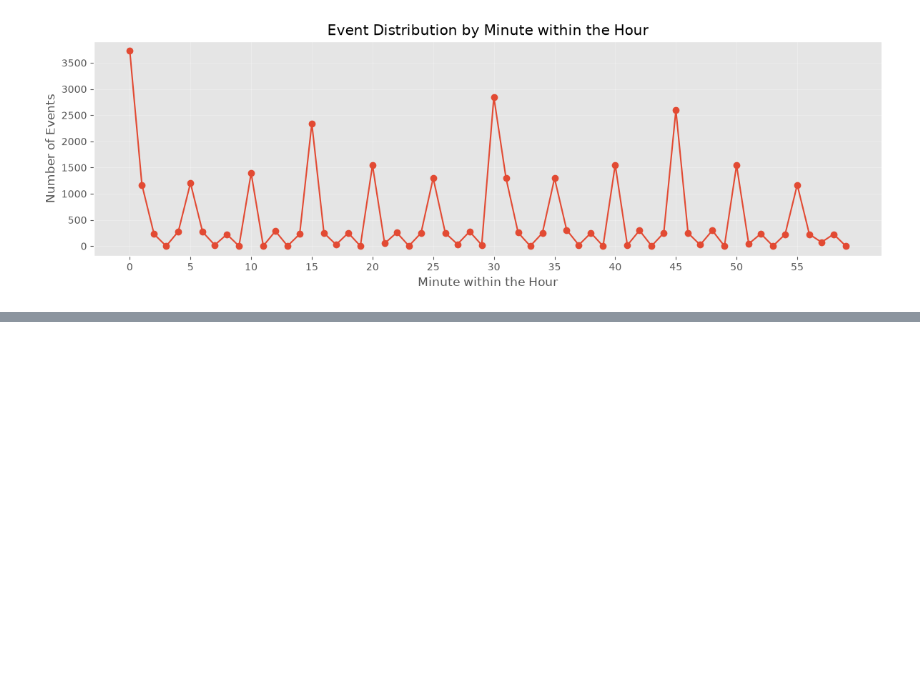
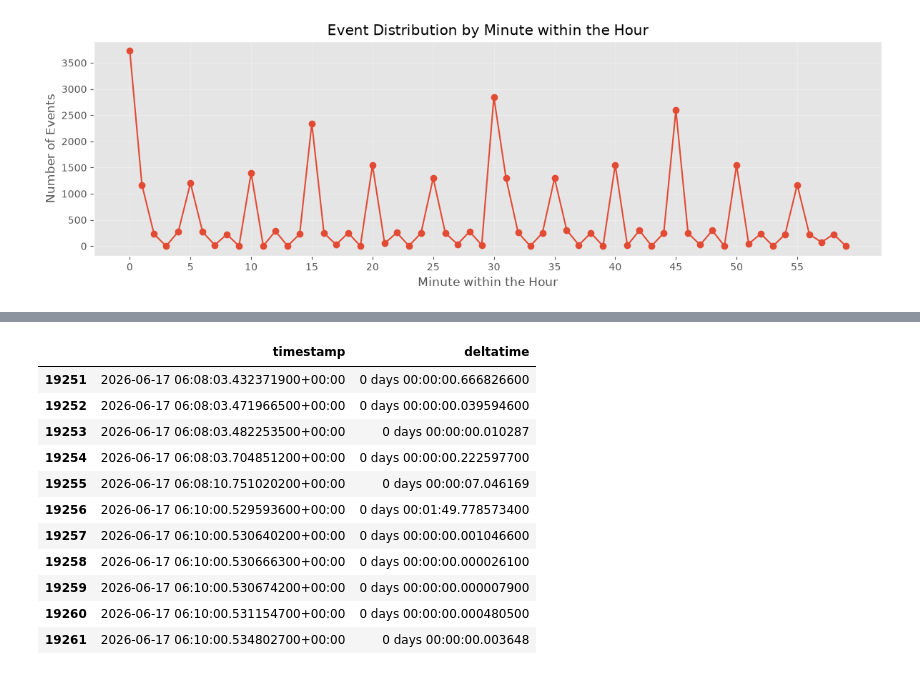
Before and after one commit to aobh2763/anomalyzer, a Jupyter notebook: notebooks/00_time_exploration.ipynb, the cells around one changed output, grey strips where cells are left out. Saved outputs shown, nothing was run; the diff lists cells and outputs as text; code cells hidden in the pictures; blank space fills up the shorter version.

```diff
--- a/notebooks/00_time_exploration.ipynb
+++ b/notebooks/00_time_exploration.ipynb
@@ -238,0 +257,23 @@ plt.show()
+# %%
+largest_deltatimes_df.iloc[0, :]
+
+i = int(largest_deltatimes_df.iloc[0, :].name)
+
+burst_example_df = timestamps_df.loc[i-5:i+5, ["timestamp", "deltatime"]]
+
+burst_example_df.to_csv(output_path / "burst_example.csv")
+
+burst_example_df
+# %% [output]
+|  | timestamp | deltatime |
+| 19251 | 2026-06-17 06:08:03.432371900+00:00 | 0 days 00:00:00.666826600 |
+| 19252 | 2026-06-17 06:08:03.471966500+00:00 | 0 days 00:00:00.039594600 |
+| 19253 | 2026-06-17 06:08:03.482253500+00:00 | 0 days 00:00:00.010287 |
+| 19254 | 2026-06-17 06:08:03.704851200+00:00 | 0 days 00:00:00.222597700 |
+| 19255 | 2026-06-17 06:08:10.751020200+00:00 | 0 days 00:00:07.046169 |
+| 19256 | 2026-06-17 06:10:00.529593600+00:00 | 0 days 00:01:49.778573400 |
+| 19257 | 2026-06-17 06:10:00.530640200+00:00 | 0 days 00:00:00.001046600 |
+| 19258 | 2026-06-17 06:10:00.530666300+00:00 | 0 days 00:00:00.000026100 |
+| 19259 | 2026-06-17 06:10:00.530674200+00:00 | 0 days 00:00:00.000007900 |
+| 19260 | 2026-06-17 06:10:00.531154700+00:00 | 0 days 00:00:00.000480500 |
+| 19261 | 2026-06-17 06:10:00.534802700+00:00 | 0 days 00:00:00.003648 |
```
Also changed, not shown: parts of 3 cells of this notebook, 1 other file.
